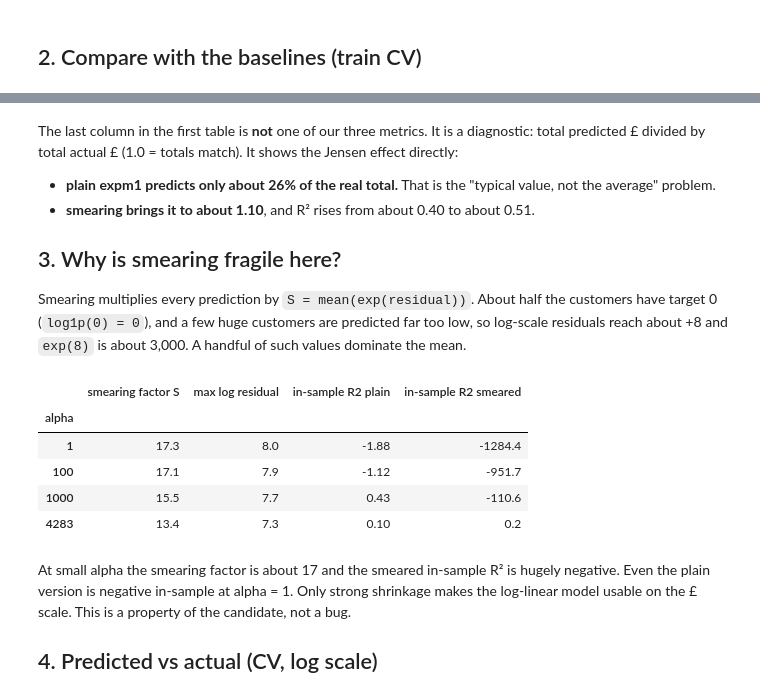
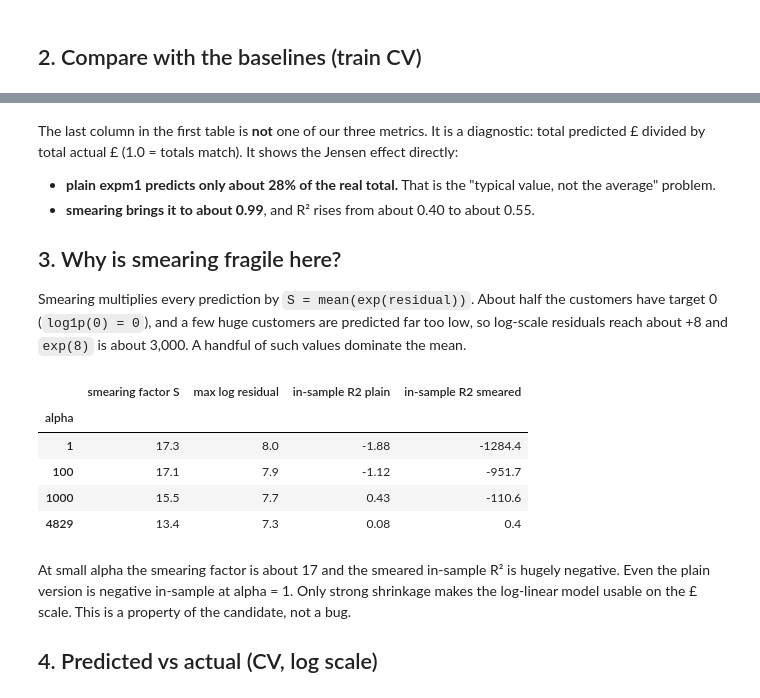
Before and after one commit to mitanshubhavsar/clv_predictor, a Jupyter notebook: notebooks/7a_ridge_log.ipynb, the cells around one changed output, grey strips where cells are left out. Saved outputs shown, nothing was run; the diff lists cells and outputs as text; code cells hidden in the pictures.

```diff
--- a/notebooks/7a_ridge_log.ipynb
+++ b/notebooks/7a_ridge_log.ipynb
@@ -90,28 +90,28 @@ Same, without the 10 biggest customers:
 # %% [markdown]
 The last column in the first table is **not** one of our three metrics. It is a diagnostic: total predicted £ divided by total actual £ (1.0 = totals match). It shows the Jensen effect directly:
-- **plain expm1 predicts only about 26% of the real total.** That is the "typical value, not the average" problem.
-- **smearing brings it to about 1.10**, and R² rises from about 0.40 to about 0.51.
+- **plain expm1 predicts only about 28% of the real total.** That is the "typical value, not the average" problem.
+- **smearing brings it to about 0.99**, and R² rises from about 0.40 to about 0.55.
 
 ## 3. Why is smearing fragile here?
 
 Smearing multiplies every prediction by `S = mean(exp(residual))`. About half the customers have target 0 (`log1p(0) = 0`), and a few huge customers are predicted far too low, so log-scale residuals reach about +8 and `exp(8)` is about 3,000. A handful of such values dominate the mean.
 # %%
 rows = []
-for alpha in (1, 100, 1000, 4283):
+for alpha in (1, 100, 1000, 4829):
     m = LogRidge(alpha=alpha, smear=True).fit(X, y)
     z = np.log1p(y_arr)
     res = z - m.ridge_.predict(m.scaler_.transform(m._prep(X)))
     rows.append({"alpha": alpha, "smearing factor S": round(m.smear_, 1), "max log residual": round(res.max(), 1),
                  "in-sample R2 plain": round(r2(y_arr, LogRidge(alpha=alpha).fit(X, y).predict(X)), 2),
                  "in-sample R2 smeared": round(r2(y_arr, m.predict(X)), 1)})
 pd.DataFrame(rows).set_index("alpha")
 # %% [output]
 |  | smearing factor S | max log residual | in-sample R2 plain | in-sample R2 smeared |
 | alpha |  |  |  |  |
 | 1 | 17.3 | 8.0 | -1.88 | -1284.4 |
 | 100 | 17.1 | 7.9 | -1.12 | -951.7 |
 | 1000 | 15.5 | 7.7 | 0.43 | -110.6 |
-| 4283 | 13.4 | 7.3 | 0.10 | 0.2 |
+| 4829 | 13.4 | 7.3 | 0.08 | 0.4 |
 # %% [markdown]
 At small alpha the smearing factor is about 17 and the smeared in-sample R² is hugely negative. Even the plain version is negative in-sample at alpha = 1. Only strong shrinkage makes the log-linear model usable on the £ scale. This is a property of the candidate, not a bug.
 
```
Also changed, not shown: parts of 5 cells of this notebook, 5 other files.
